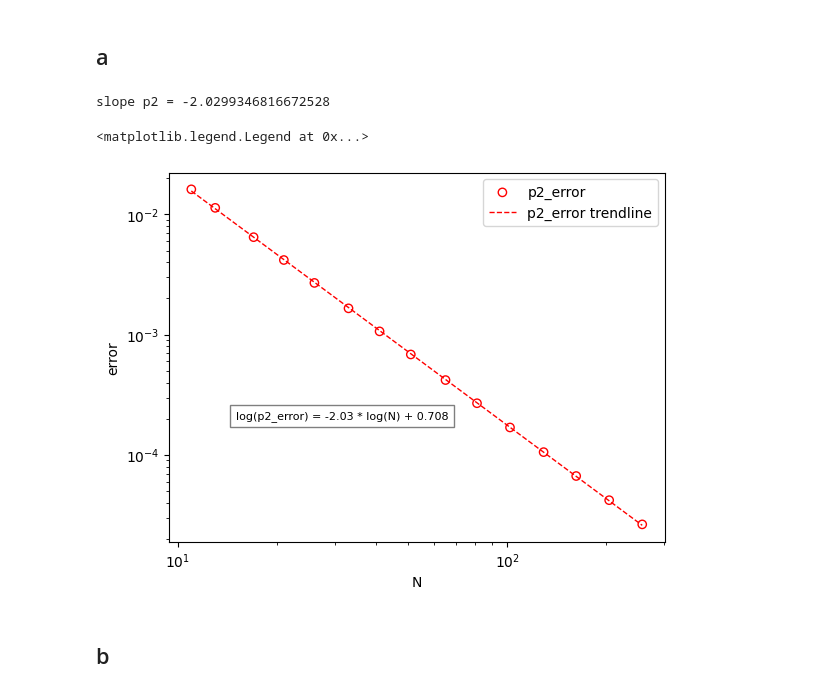
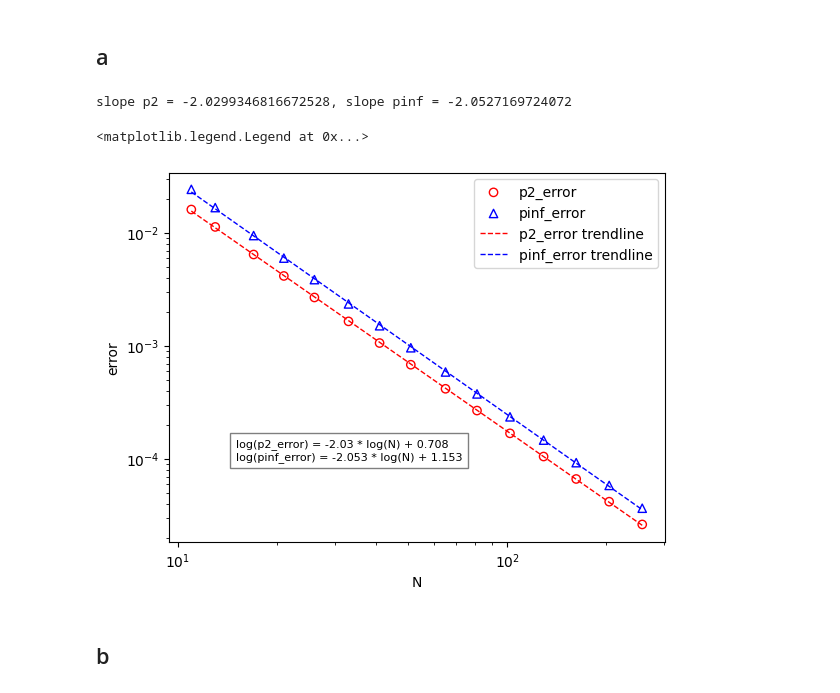
Before and after one commit to andrewholmberg/math_550_numerical_pdes, a Jupyter notebook: homework_0.ipynb, the cells around one changed output. Drawn from its saved outputs; the diff is of its cells as text; code cells hidden in the pictures.

```diff
--- a/homework_0.ipynb
+++ b/homework_0.ipynb
@@ -214,40 +217,42 @@ N = 5
 # xx = np.linspace(0,5,N)
 # u_n = u(xx)
 
-p2_error = np.zeros(15)
-pinf_error = np.zeros(15)
+p2_error = np.zeros(20)
+pinf_error = np.zeros(20)
 u = lambda x : np.sin(x)
 
-nn = [int(2**(i/3)) + 1 for i in range(20,35)]
+nn = [int(2**(i/3)) + 1 for i in range(20,40)]
 for i,n in enumerate(nn):
     xx = np.linspace(0,5,n)
     actual_u = u(xx)
     # f_x = compute_numerical_second_derivative(xx,fx)
     diff = solve_linear_system(xx) - actual_u
     p2_error[i] = np.sqrt(np.sum(np.square(diff))) / np.sqrt(np.sum(np.square(actual_u)))
-    # pinf_error[i] = np.max(np.abs(diff))/np.max(np.abs(f_xx_actual(xx)))
+    pinf_error[i] = np.max(np.abs(diff))/np.max(np.abs(actual_u))
+
 
 
 fig,ax = plt.subplots()
 
 ax.scatter(nn, p2_error, facecolor='none', edgecolors='red', label="p2_error")
-# ax.scatter(nn, pinf_error, facecolor='none', edgecolors='blue',label="pinf_error")
+ax.scatter(nn, pinf_error, facecolor='none', edgecolors='blue',label="pinf_error",marker='^')
 
 tlp2 = np.polyfit(np.log(nn), np.log(p2_error), 1)
 tlpinf = np.polyfit(np.log(nn), np.log(pinf_error), 1)
 
 p2_trend = np.dot(np.array(tlp2).reshape(1,-1),np.array([np.log(nn),np.ones(len(nn))])).flatten()
-# pinf_trend = np.dot(np.array(tlpinf).reshape(1,-1),np.array([np.log(nn),np.ones(len(nn))])).flatten()
+pinf_trend = np.dot(np.array(tlpinf).reshape(1,-1),np.array([np.log(nn),np.ones(len(nn))])).flatten()
 
 ax.plot(nn, np.exp(p2_trend), 'red', linewidth=1, linestyle = 'dashed',label="p2_error trendline")
-# ax.plot(nn, np.exp(pinf_trend), 'blue', linewidth=1, linestyle = 'dashed',label="pinf_error trendline")
+ax.plot(nn, np.exp(pinf_trend), 'blue', linewidth=1, linestyle = 'dashed',label="pinf_error trendline")
 
-print(f'slope p2 = {tlp2[0]}')
+print(f'slope p2 = {tlp2[0]}, slope pinf = {tlpinf[0]}')
 
 equation = "".join([f"log(p2_error) = {round(tlp2[0],3)} * log(N) + {round(tlp2[1],3)}",
-                  ])
+                    "\n",
+                    f"log(pinf_error) = {round(tlpinf[0],3)} * log(N) + {round(tlpinf[1],3)}"])
 
-plt.text(100, .00001, equation, fontsize=8, bbox=dict(facecolor='white', alpha=0.5))
+plt.text(100, .000001, equation, fontsize=8, bbox=dict(facecolor='white', alpha=0.5))
 
 ax.set_xscale('log')
 ax.set_yscale('log')
@@ -298,7 +303,7 @@ def solve_linear_poisson(N):
                 row_ind.append(n)
                 col_ind.append(kk)
 
-    sparse_matrix = sp.csr_matrix((data['data'],(data['row_ind'],data['col_ind'])),shape=(N*N,N*N))
+    sparse_matrix = sp.csr_matrix((data,(row_ind,col_ind)),shape=(N*N,N*N))
 
     u_n = sp.linalg.spsolve(sparse_matrix,f)
     xx = np.linspace(0,5,N)
@@ -310,7 +315,7 @@ def solve_linear_poisson(N):
     u_vals.resize(x_vals.shape)
     v_vals = u(x_vals, y_vals)
     return x_vals, y_vals, u_vals, v_vals
-x,y,u,v = solve_linear_poisson(100)
+x,y,u,v = solve_linear_poisson(500)
 # %%
 import numpy as np
 from scipy.io import savemat
@@ -344,39 +349,40 @@ for i,n in enumerate(nn):
     # f_x = compute_numerical_second_derivative(xx,fx)
     diff = un.flatten() - actual.flatten()
     p2_error[i] = np.sqrt(np.sum(np.square(diff))) / np.sqrt(np.sum(np.square(actual)))
+    pinf_error[i] = np.max(np.abs(diff))/np.max(np.abs(actual_u))
 # %%
-
 
 fig,ax = plt.subplots()
 
 ax.scatter(nn, p2_error, facecolor='none', edgecolors='red', label="p2_error")
-# ax.scatter(nn, pinf_error, facecolor='none', edgecolors='blue',label="pinf_error")
+ax.scatter(nn, pinf_error, facecolor='none', edgecolors='blue',label="pinf_error",marker='^')
 
 tlp2 = np.polyfit(np.log(nn), np.log(p2_error), 1)
 tlpinf = np.polyfit(np.log(nn), np.log(pinf_error), 1)
 
 p2_trend = np.dot(np.array(tlp2).reshape(1,-1),np.array([np.log(nn),np.ones(len(nn))])).flatten()
-# pinf_trend = np.dot(np.array(tlpinf).reshape(1,-1),np.array([np.log(nn),np.ones(len(nn))])).flatten()
+pinf_trend = np.dot(np.array(tlpinf).reshape(1,-1),np.array([np.log(nn),np.ones(len(nn))])).flatten()
 
 ax.plot(nn, np.exp(p2_trend), 'red', linewidth=1, linestyle = 'dashed',label="p2_error trendline")
-# ax.plot(nn, np.exp(pinf_trend), 'blue', linewidth=1, linestyle = 'dashed',label="pinf_error trendline")
+ax.plot(nn, np.exp(pinf_trend), 'blue', linewidth=1, linestyle = 'dashed',label="pinf_error trendline")
 
-print(f'slope p2 = {tlp2[0]}')
+print(f'slope p2 = {tlp2[0]}, slope pinf = {tlpinf[0]}')
 
 equation = "".join([f"log(p2_error) = {round(tlp2[0],3)} * log(N) + {round(tlp2[1],3)}",
-                  ])
+                    "\n",
+                    f"log(pinf_error) = {round(tlpinf[0],3)} * log(N) + {round(tlpinf[1],3)}"])
 
-plt.text(15, .0002, equation, fontsize=8, bbox=dict(facecolor='white', alpha=0.5))
+plt.text(15, .0001, equation, fontsize=8, bbox=dict(facecolor='white', alpha=0.5))
 
 ax.set_xscale('log')
 ax.set_yscale('log')
 ax.set_xlabel('N')
 ax.set_ylabel('error')
 ax.legend()
 # %% [output]
-slope p2 = -2.0299346816672528
+slope p2 = -2.0299346816672528, slope pinf = -2.0527169724072
 <matplotlib.legend.Legend at 0x...>
-[figure, old version]
+[figure, new version]
 # %% [markdown]
 ## b
 # %%
```
Also changed, not shown: parts of 6 cells of this notebook, 4 other files.
